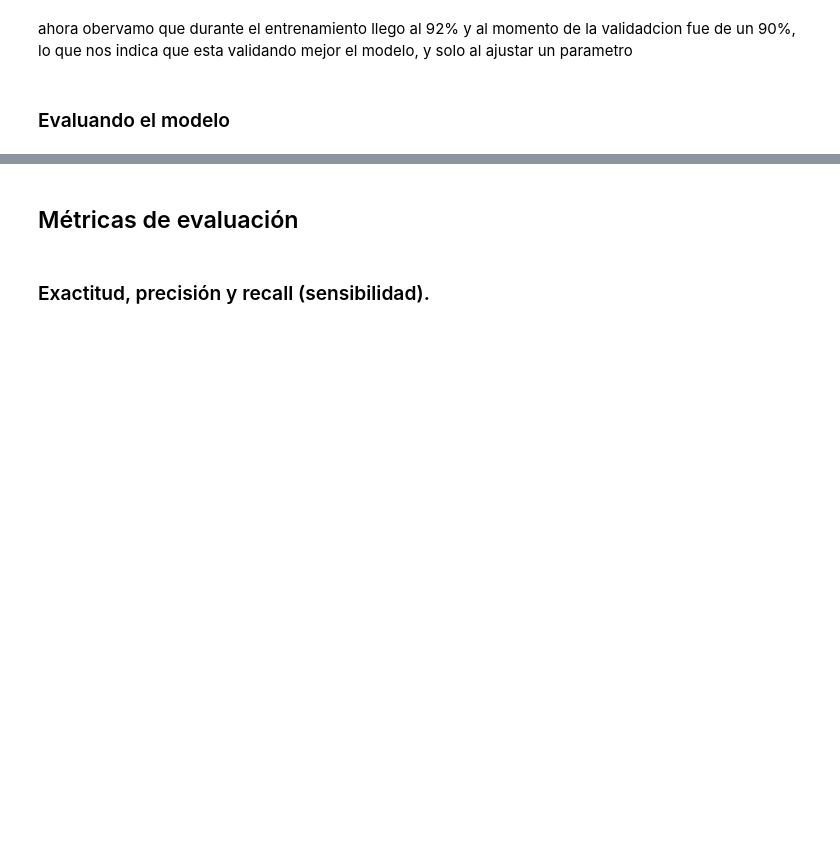
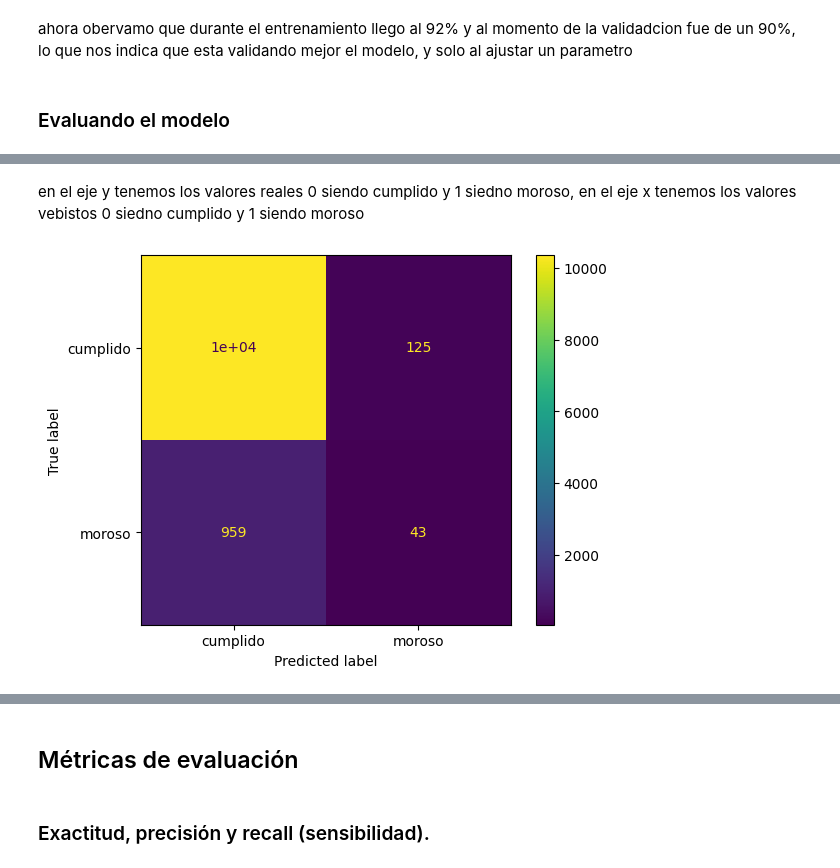
Before and after one commit to Kevincancino26/mis-notebook-de-estudio-, a Jupyter notebook: Clasificacion_validacion_y_metricas.ipynb, the cells around one changed output, grey strips where cells are left out. Cells and saved outputs as stored; diff of their text form; code cells hidden in the pictures; blank space fills up the shorter version.

```diff
--- a/Clasificacion_validacion_y_metricas.ipynb
+++ b/Clasificacion_validacion_y_metricas.ipynb
@@ -115,0 +143,7 @@ ahora obervamo que durante el entrenamiento llego al 92% y al momento de la vali
+# %% [markdown]
+en el eje y tenemos los valores reales 0 siendo cumplido y 1 siedno moroso, en el eje x tenemos los valores vebistos 0 siedno cumplido y 1 siendo moroso
+# %%
+visualizacion=ConfusionMatrixDisplay(confusion_matrix=matriz_confucion,display_labels=['cumplido','moroso'])
+visualizacion.plot();#ahora para mayor visualizacion vamos a poner parametros para asi entender mejor la informacion
+# %% [output]
+[figure, added]
```
Also changed, not shown: parts of 11 cells of this notebook.
